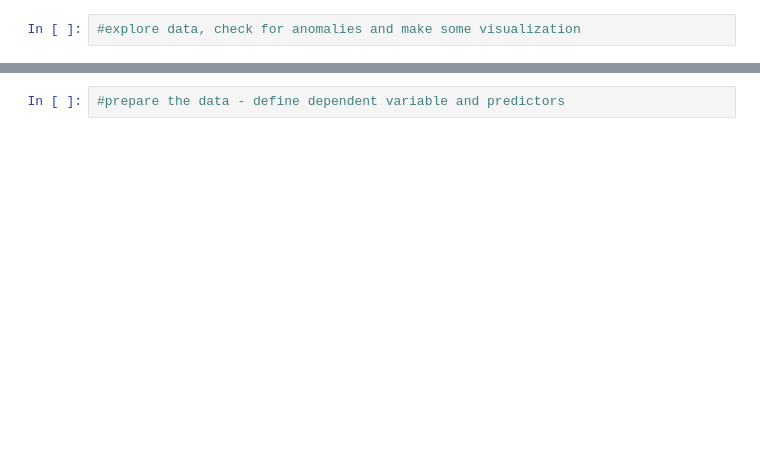
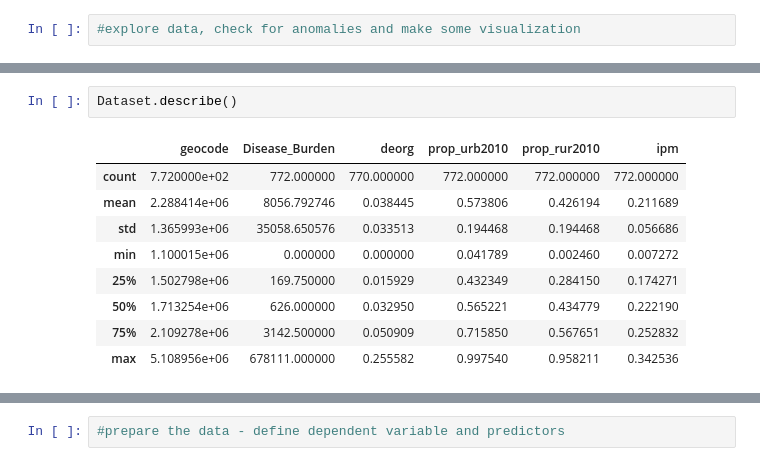
Before and after one commit to roccodecarolis/HEDS_DATA, a Jupyter notebook: HEDS_Data_Analysis_Regression_Model.ipynb, the cells around one changed output, grey strips where cells are left out. Saved outputs shown, nothing was run; the diff lists cells and outputs as text; blank space fills up the shorter version.

```diff
--- a/HEDS_Data_Analysis_Regression_Model.ipynb
+++ b/HEDS_Data_Analysis_Regression_Model.ipynb
@@ -22,0 +35,12 @@ Dataset = pd.read_csv(filePath)
+# %%
+Dataset.describe()
+# %% [output]
+|  | geocode | Disease_Burden | deorg | prop_urb2010 | prop_rur2010 | ipm |
+| count | 7.720000e+02 | 772.000000 | 770.000000 | 772.000000 | 772.000000 | 772.000000 |
+| mean | 2.288414e+06 | 8056.792746 | 0.038445 | 0.573806 | 0.426194 | 0.211689 |
+| std | 1.365993e+06 | 35058.650576 | 0.033513 | 0.194468 | 0.194468 | 0.056686 |
+| min | 1.100015e+06 | 0.000000 | 0.000000 | 0.041789 | 0.002460 | 0.007272 |
+| 25% | 1.502798e+06 | 169.750000 | 0.015929 | 0.432349 | 0.284150 | 0.174271 |
+| 50% | 1.713254e+06 | 626.000000 | 0.032950 | 0.565221 | 0.434779 | 0.222190 |
+| 75% | 2.109278e+06 | 3142.500000 | 0.050909 | 0.715850 | 0.567651 | 0.252832 |
+| max | 5.108956e+06 | 678111.000000 | 0.255582 | 0.997540 | 0.958211 | 0.342536 |
```
Also changed, not shown: parts of 48 cells of this notebook.
